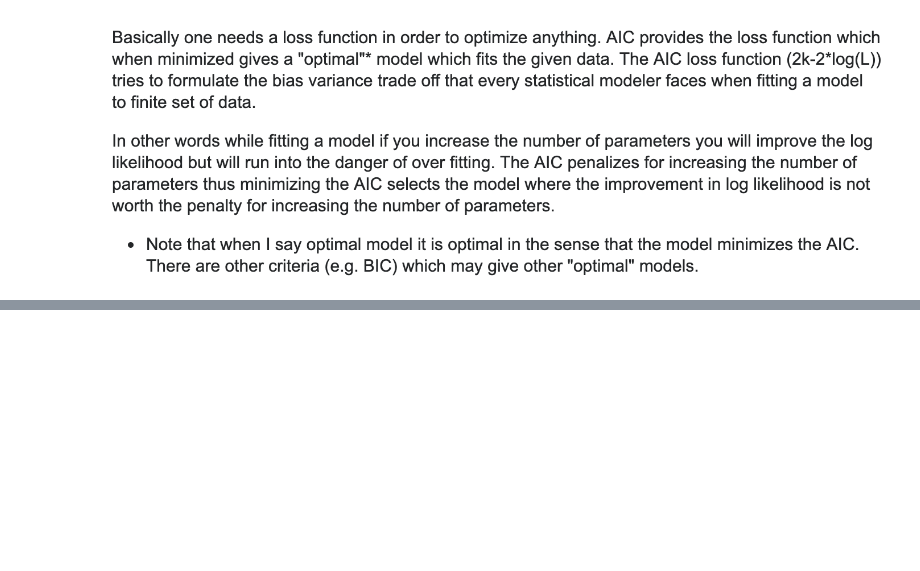
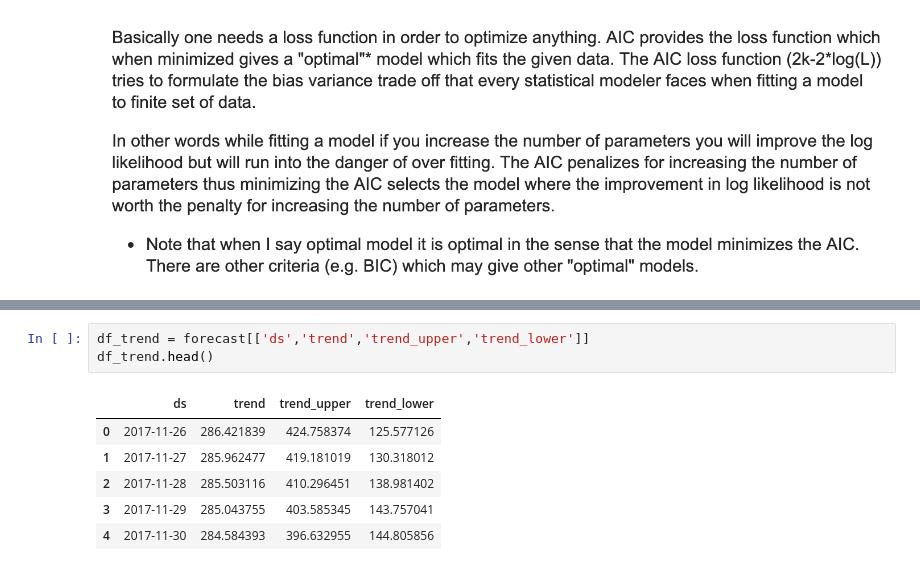
Before and after one commit to Z-an/forecast, a Jupyter notebook: liven/livenforecast.ipynb, the cells around one changed output, grey strips where cells are left out. Saved outputs shown, nothing was run; the diff lists cells and outputs as text; blank space fills up the shorter version.

```diff
--- a/liven/livenforecast.ipynb
+++ b/liven/livenforecast.ipynb
@@ -329,3 +350,13 @@ py.offline.iplot(figure)
 # %% [output]
 [interactive output not drawn]
 <Figure size 432x288 with 0 Axes>
+# %%
+df_trend = forecast[['ds','trend','trend_upper','trend_lower']]
+df_trend.head()
+# %% [output]
+|  | ds | trend | trend_upper | trend_lower |
+| 0 | 2017-11-26 | 286.421839 | 424.758374 | 125.577126 |
+| 1 | 2017-11-27 | 285.962477 | 419.181019 | 130.318012 |
+| 2 | 2017-11-28 | 285.503116 | 410.296451 | 138.981402 |
+| 3 | 2017-11-29 | 285.043755 | 403.585345 | 143.757041 |
+| 4 | 2017-11-30 | 284.584393 | 396.632955 | 144.805856 |
```
Also changed, not shown: parts of 4 cells of this notebook, 5 other files.
